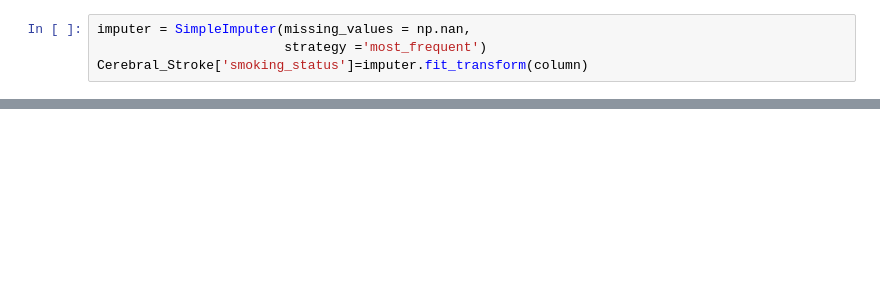
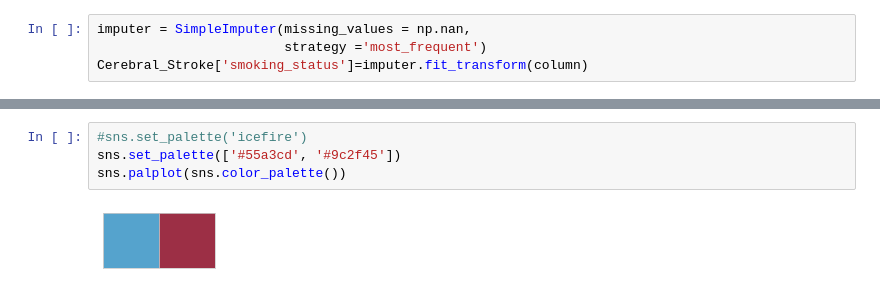
Before and after one commit to Pehu2906/Imbalanced-Data-Analysis, a Jupyter notebook: Cerebral Stroke/Cerebral Stroke.ipynb, the cells around one changed output, grey strips where cells are left out. Saved outputs shown, nothing was run; the diff lists cells and outputs as text; blank space fills up the shorter version.

```diff
--- a/Cerebral Stroke/Cerebral Stroke.ipynb
+++ b/Cerebral Stroke/Cerebral Stroke.ipynb
@@ -279,0 +537,6 @@ memory usage: 4.0+ MB
+# %%
+#sns.set_palette('icefire')
+sns.set_palette(['#55a3cd', '#9c2f45'])
+sns.palplot(sns.color_palette())
+# %% [output]
+[figure, added]
```
Also changed, not shown: parts of 143 cells of this notebook.
